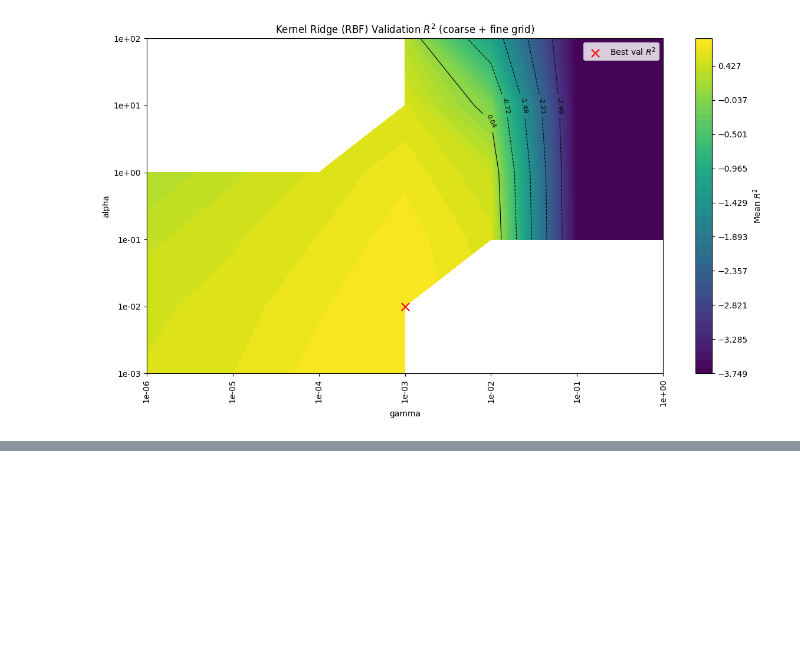
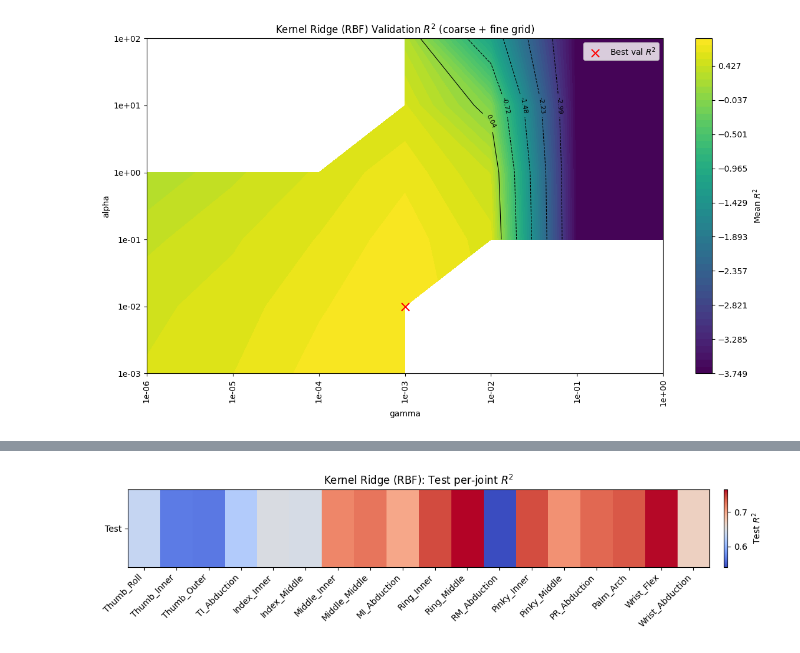
Before and after one commit to ConnorIrvine/Gesture-Recognition, a Jupyter notebook: dataset_cleaning/run_linear_regression.ipynb, the cells around one changed output, grey strips where cells are left out. Saved outputs shown, nothing was run; the diff lists cells and outputs as text; code cells hidden in the pictures; blank space fills up the shorter version.

```diff
--- a/dataset_cleaning/run_linear_regression.ipynb
+++ b/dataset_cleaning/run_linear_regression.ipynb
@@ -998,0 +1089,32 @@ plt.show()
+# %%
+# 4) Plot heatmap for per-joint test R^2
+Z = r2_test_per_joint.reshape(1, -1)  # shape (1, 18)
+
+vmin = float(np.nanmin(Z))
+vmax = float(np.nanmax(Z))
+norm = TwoSlopeNorm(vmin=vmin, vcenter=0.0, vmax=vmax) if (vmin < 0 < vmax) else None
+
+fig, ax = plt.subplots(figsize=(12, 2.8))
+im = ax.imshow(
+    Z,
+    aspect="auto",
+    interpolation="nearest",
+    cmap="coolwarm",  # red=bad (low), blue=good (high)
+    norm=norm,
+    vmin=None if norm is not None else vmin,
+    vmax=None if norm is not None else vmax,
+)
+
+ax.set_title("Kernel Ridge (RBF): Test per-joint $R^2$")
+ax.set_yticks([0])
+ax.set_yticklabels(["Test"])
+ax.set_xticks(np.arange(len(joint_names)))
+ax.set_xticklabels(joint_names, rotation=45, ha="right")
+
+cbar = fig.colorbar(im, ax=ax, pad=0.02)
+cbar.set_label("Test $R^2$")
+
+plt.tight_layout()
+plt.show()
+# %% [output]
+[figure, added]
```
Also changed, not shown: parts of 1 cell of this notebook.
